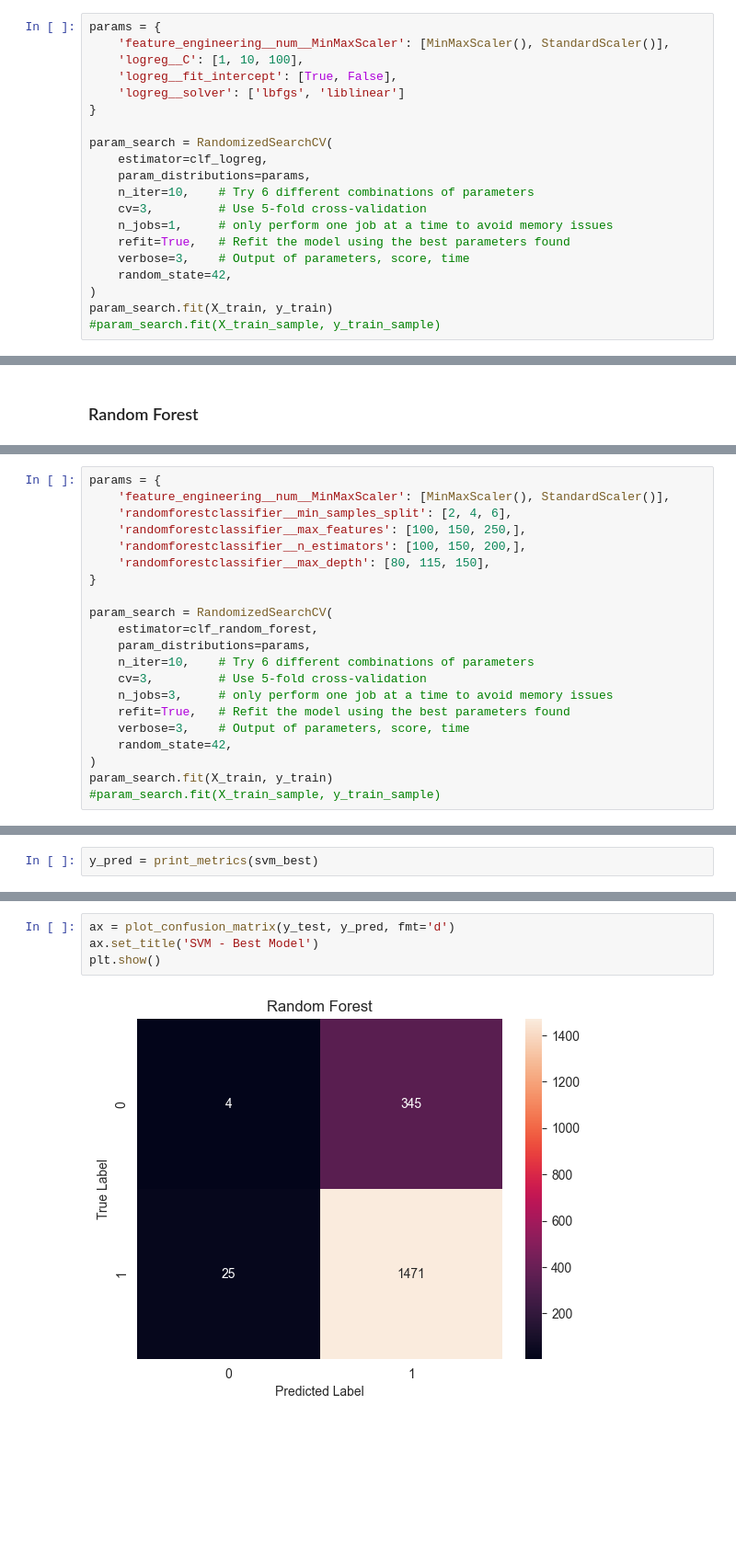
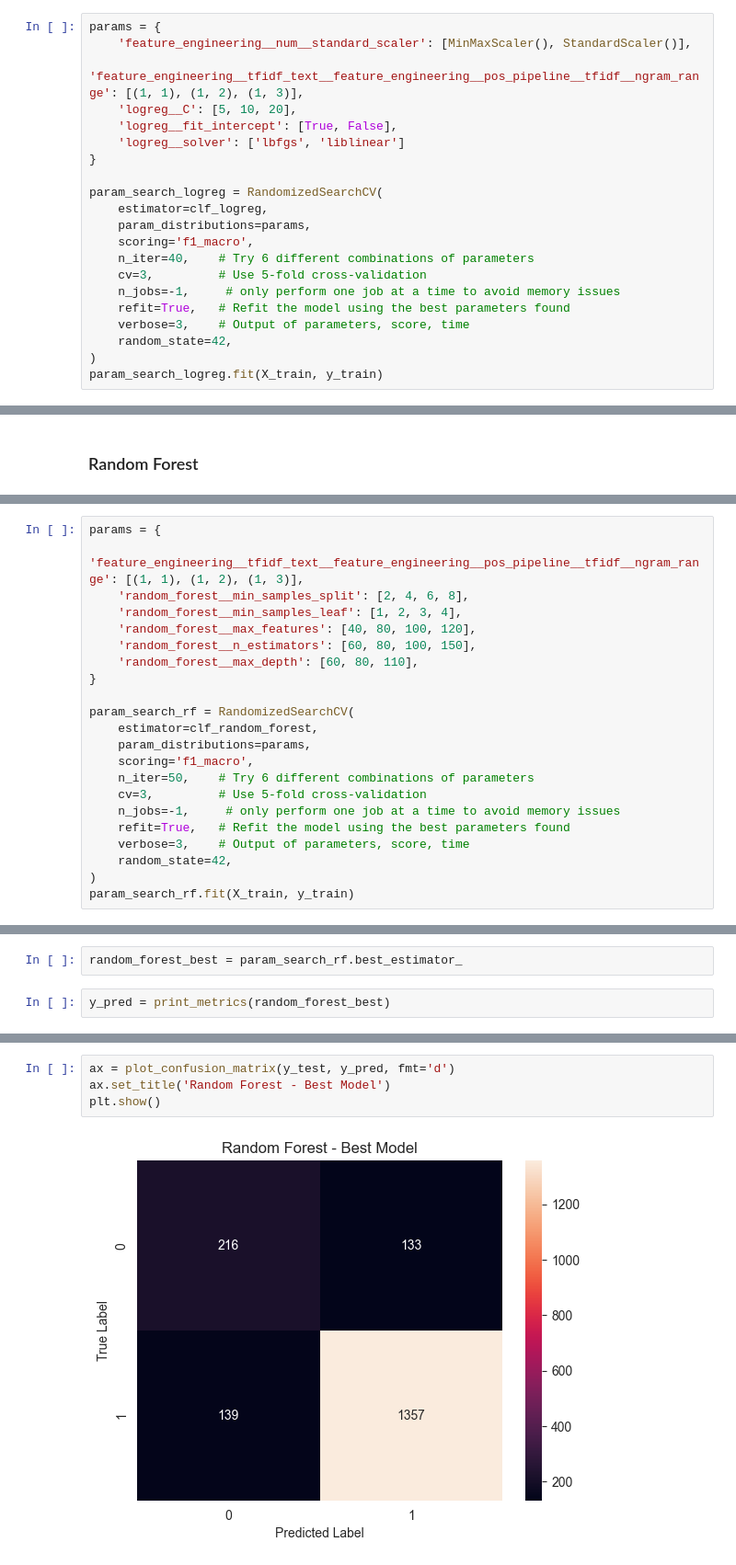
Before and after one commit to felix-r/dsnd-pipelines-project, a Jupyter notebook: starter/starter.ipynb, the cells around one changed output, grey strips where cells are left out. Shown at 92% size. Cells and saved outputs as stored; diff of their text form; blank space fills up the shorter version.

```diff
--- a/starter/starter.ipynb
+++ b/starter/starter.ipynb
@@ -619,22 +630,23 @@ clf_logreg.get_params()
  'logreg__warm_start': False}
 # %%
 params = {
-    'feature_engineering__num__MinMaxScaler': [MinMaxScaler(), StandardScaler()],
-    'logreg__C': [1, 10, 100],
+    'feature_engineering__num__standard_scaler': [MinMaxScaler(), StandardScaler()],
+    'feature_engineering__tfidf_text__feature_engineering__pos_pipeline__tfidf__ngram_range': [(1, 1), (1, 2), (1, 3)],
+    'logreg__C': [5, 10, 20],
     'logreg__fit_intercept': [True, False],
     'logreg__solver': ['lbfgs', 'liblinear']
 }
 
-param_search = RandomizedSearchCV(
+param_search_logreg = RandomizedSearchCV(
     estimator=clf_logreg,
     param_distributions=params,
-    n_iter=10,    # Try 6 different combinations of parameters
+    scoring='f1_macro',
+    n_iter=40,    # Try 6 different combinations of parameters
     cv=3,         # Use 5-fold cross-validation
-    n_jobs=1,     # only perform one job at a time to avoid memory issues
+    n_jobs=-1,     # only perform one job at a time to avoid memory issues
     refit=True,   # Refit the model using the best parameters found
     verbose=3,    # Output of parameters, score, time
     random_state=42,
 )
-param_search.fit(X_train, y_train)
-#param_search.fit(X_train_sample, y_train_sample)
+param_search_logreg.fit(X_train, y_train)
 # %% [output]
@@ -772,22 +826,23 @@ Max tree depth: 123
 # %%
 params = {
-    'feature_engineering__num__MinMaxScaler': [MinMaxScaler(), StandardScaler()],
-    'randomforestclassifier__min_samples_split': [2, 4, 6],
-    'randomforestclassifier__max_features': [100, 150, 250,],
-    'randomforestclassifier__n_estimators': [100, 150, 200,],
-    'randomforestclassifier__max_depth': [80, 115, 150],
+    'feature_engineering__tfidf_text__feature_engineering__pos_pipeline__tfidf__ngram_range': [(1, 1), (1, 2), (1, 3)],
+    'random_forest__min_samples_split': [2, 4, 6, 8],
+    'random_forest__min_samples_leaf': [1, 2, 3, 4],
+    'random_forest__max_features': [40, 80, 100, 120],
+    'random_forest__n_estimators': [60, 80, 100, 150],
+    'random_forest__max_depth': [60, 80, 110],
 }
 
-param_search = RandomizedSearchCV(
+param_search_rf = RandomizedSearchCV(
     estimator=clf_random_forest,
     param_distributions=params,
-    n_iter=10,    # Try 6 different combinations of parameters
+    scoring='f1_macro',
+    n_iter=50,    # Try 6 different combinations of parameters
     cv=3,         # Use 5-fold cross-validation
-    n_jobs=3,     # only perform one job at a time to avoid memory issues
+    n_jobs=-1,     # only perform one job at a time to avoid memory issues
     refit=True,   # Refit the model using the best parameters found
     verbose=3,    # Output of parameters, score, time
     random_state=42,
 )
-param_search.fit(X_train, y_train)
-#param_search.fit(X_train_sample, y_train_sample)
+param_search_rf.fit(X_train, y_train)
 # %% [output]
@@ -809,3 +877,5 @@ svm_best = param_search.best_estimator_
+# %%
+random_forest_best = param_search_rf.best_estimator_
 # %%
-y_pred = print_metrics(svm_best)
+y_pred = print_metrics(random_forest_best)
 # %% [output]
@@ -816,6 +886,6 @@ F1-score = 0.888
 # %%
 ax = plot_confusion_matrix(y_test, y_pred, fmt='d')
-ax.set_title('SVM - Best Model')
+ax.set_title('Random Forest - Best Model')
 plt.show()
 # %% [output]
-[figure, old version]
+[figure, new version]
```
Also changed, not shown: parts of 40 cells of this notebook.
